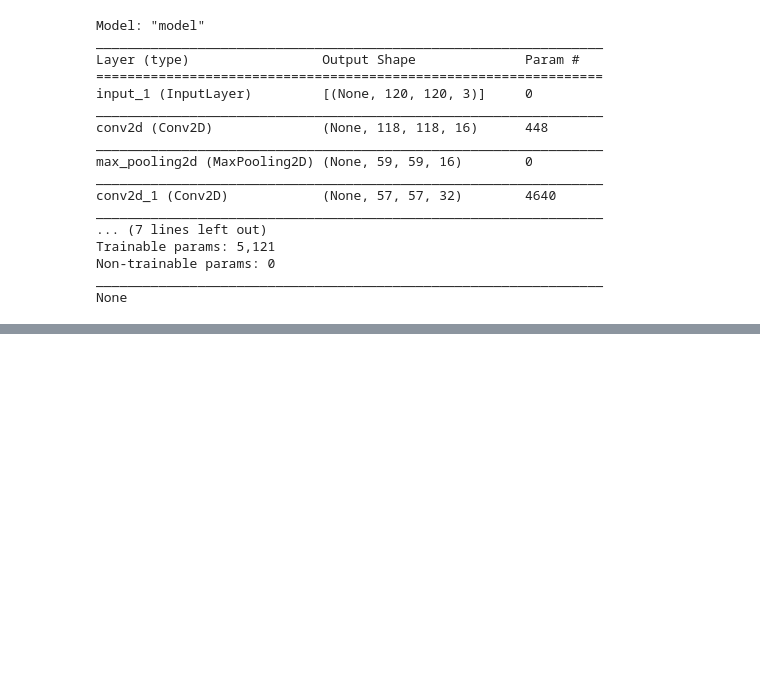
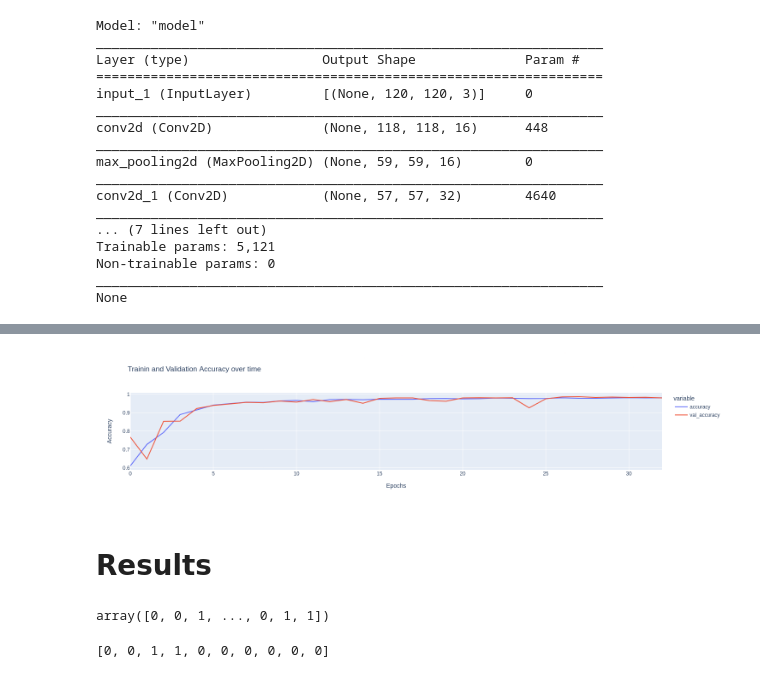
Before and after one commit to pranavnijampurkar33/ML_CV_DL, a Jupyter notebook: implentations/kaggle/01_surface_crack_detection/sol_p1.ipynb, the cells around one changed output, grey strips where cells are left out. Drawn from its saved outputs; the diff is of its cells as text; code cells hidden in the pictures; blank space fills up the shorter version.

```diff
--- a/implentations/kaggle/01_surface_crack_detection/sol_p1.ipynb
+++ b/implentations/kaggle/01_surface_crack_detection/sol_p1.ipynb
@@ -236,0 +266,20 @@ Epoch 21/100
+# %%
+fig_acc = px.line(
+    history.history,
+    y = ['accuracy', 'val_accuracy'],
+    labels = {'index': 'Epochs', 'value': 'Accuracy'},
+    title = 'Trainin and Validation Accuracy over time'
+)
+fig_acc.show()
+# %% [output]
+[figure, added]
+# %% [markdown]
+# Results
+# %%
+np.squeeze(model.predict(test_data) >= 0.5).astype(np.int)
+# %% [output]
+array([0, 0, 1, ..., 0, 1, 1])
+# %%
+test_data.labels[:10]
+# %% [output]
+[0, 0, 1, 1, 0, 0, 0, 0, 0, 0]
```
Also changed, not shown: parts of 7 cells of this notebook, 6 other files.
